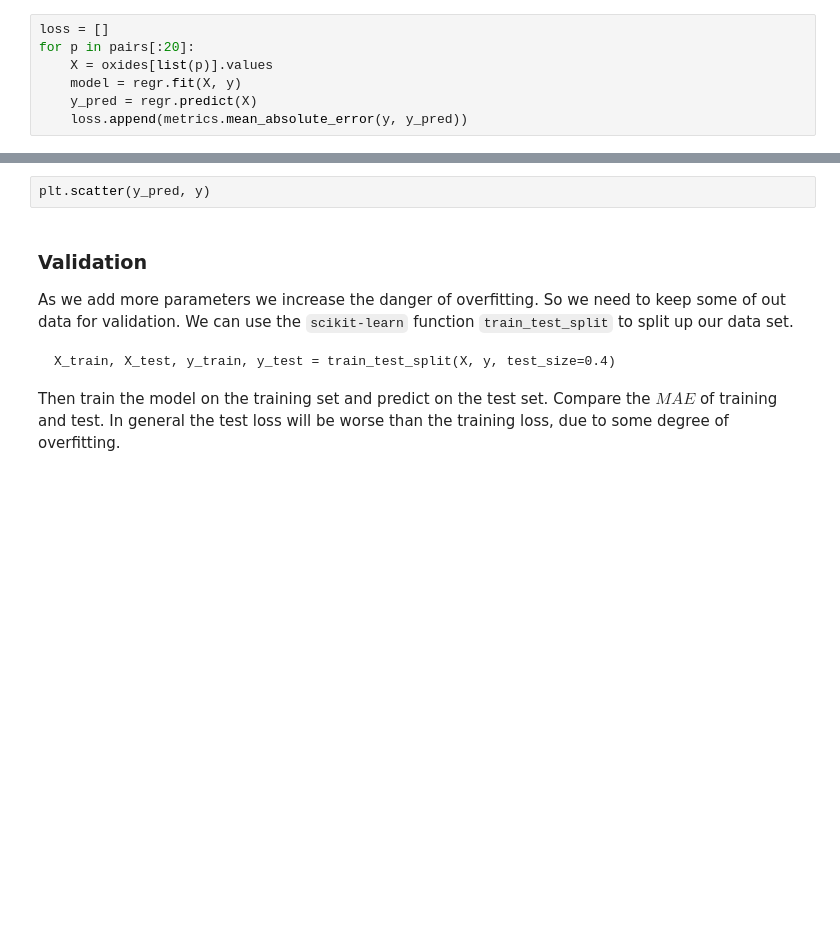
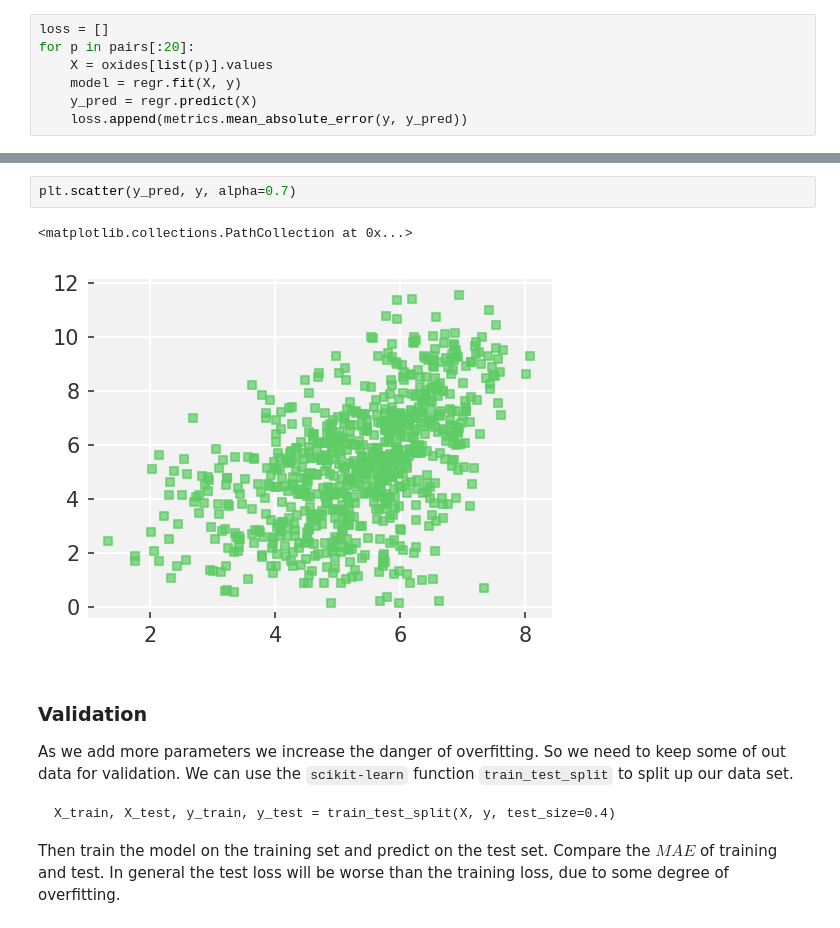
Before and after one commit to keeeto/explainable-trees, a Jupyter notebook: notebooks/classical-ml.ipynb, the cells around one changed output, grey strips where cells are left out. Drawn from its saved outputs; the diff is of its cells as text; blank space fills up the shorter version.

```diff
--- a/notebooks/classical-ml.ipynb
+++ b/notebooks/classical-ml.ipynb
@@ -153,5 +156,8 @@ print('Minimum loss: {} for combination: {}'.format(min(loss), list(pairs[np.arg
 # %%
-plt.scatter(y_pred, y)
+plt.scatter(y_pred, y, alpha=0.7)
+# %% [output]
+<matplotlib.collections.PathCollection at 0x...>
+[figure, added]
 # %% [markdown]
 ### Validation
 
```
Also changed, not shown: parts of 31 cells of this notebook.
